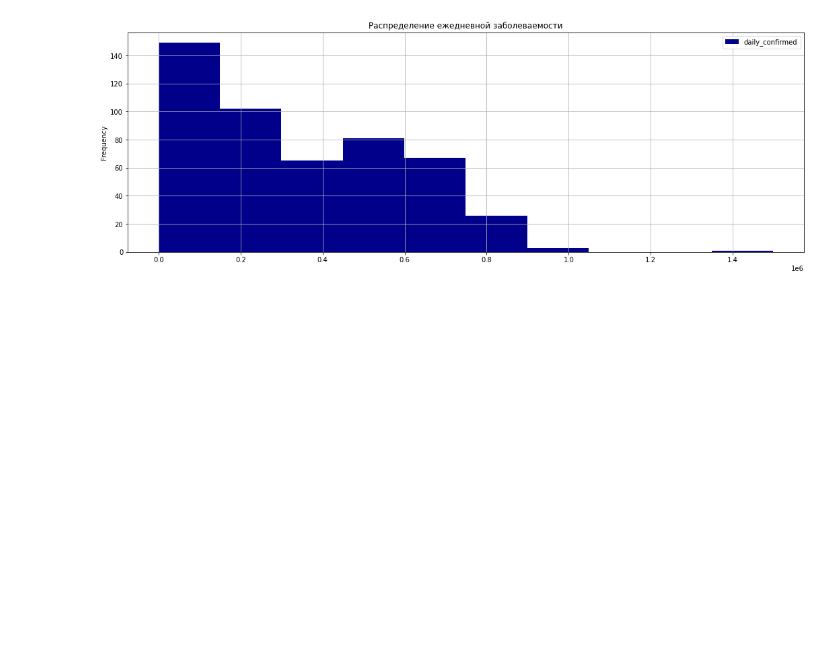
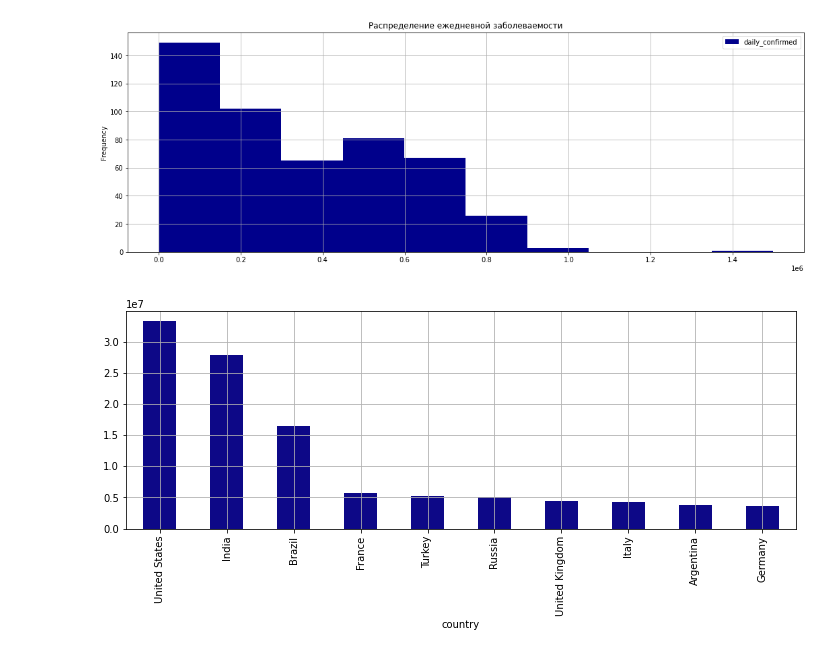
Before and after one commit to zzz-Ivan-zzz/ds_remote, a Jupyter notebook: Python-13. Visualization.ipynb, the cells around one changed output. Cells and saved outputs as stored; diff of their text form; code cells hidden in the pictures; blank space fills up the shorter version.

```diff
--- a/Python-13. Visualization.ipynb
+++ b/Python-13. Visualization.ipynb
@@ -81,3 +83,16 @@ grouped_cases.plot(
 );
 # %% [output]
 [figure]
+# %%
+# столбчатая диаграмма
+
+grouped_country = covid_df.groupby(['country'])['confirmed'].last() # последний зафиксированный показатель
+grouped_country = grouped_country.nlargest(10)
+grouped_country.plot(
+    kind='bar',
+    grid=True,
+    figsize=(12, 4),
+    colormap='plasma'
+);
+# %% [output]
+[figure, added]
```
Also changed, not shown: parts of 6 cells of this notebook, 1 other file.
